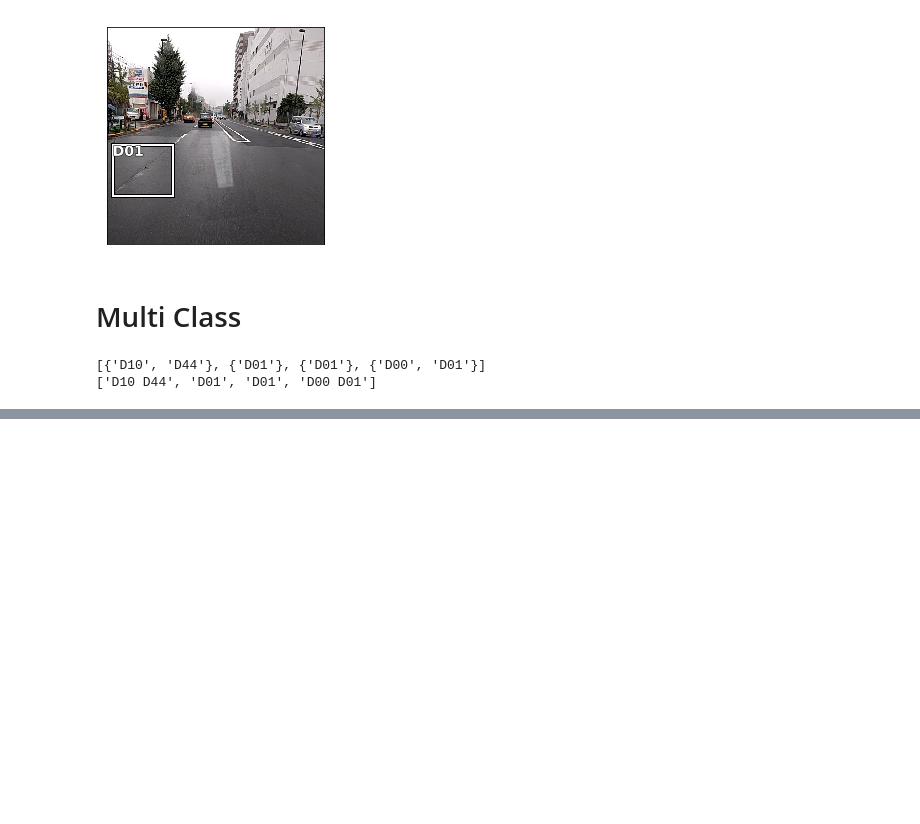
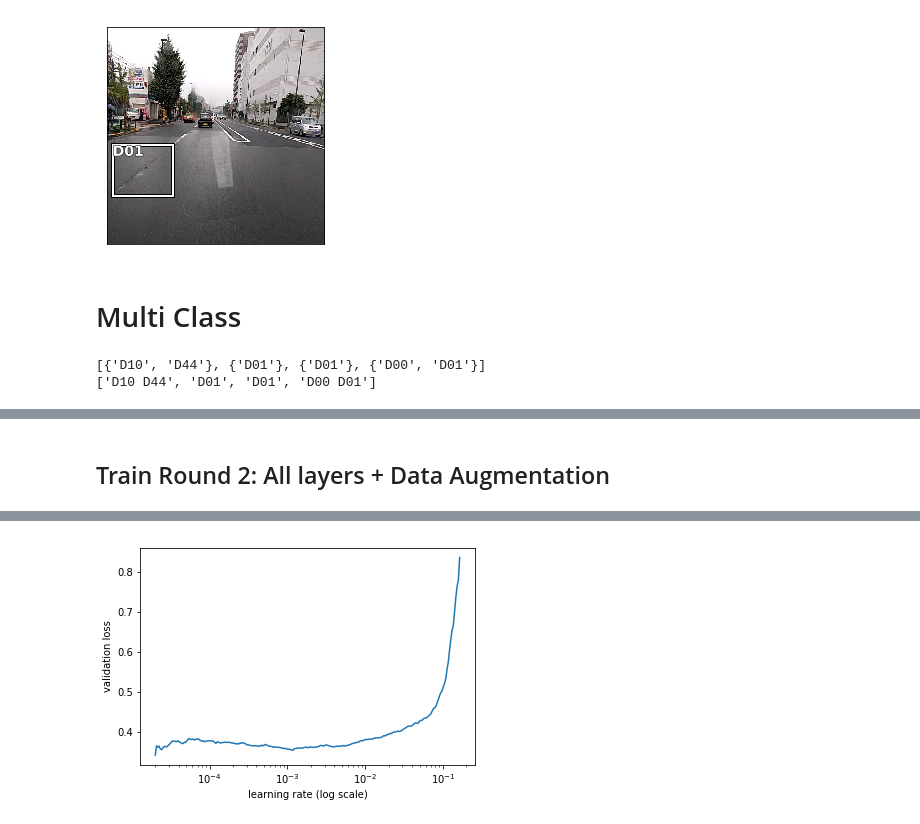
Before and after one commit to drakesvoboda/fastai, a Jupyter notebook: courses/dl2/roaddamage.ipynb, the cells around one changed output, grey strips where cells are left out. Saved outputs shown, nothing was run; the diff lists cells and outputs as text; code cells hidden in the pictures; blank space fills up the shorter version.

```diff
--- a/courses/dl2/roaddamage.ipynb
+++ b/courses/dl2/roaddamage.ipynb
@@ -124,0 +125,2 @@ lr = 1e-3
+# %%
+lr = 2e-2
@@ -124,0 +137,2 @@ lr = 1e-3
+# %% [markdown]
+## Train Round 2: All layers + Data Augmentation
@@ -124,0 +146,4 @@ lr = 1e-3
+# %%
+learn.lr_find(lrs/1000)
+learn.sched.plot(0)
+# %% [output]
@@ -125 +151,2 @@ lr = 1e-3
+[figure, added]
 # %%
```
Also changed, not shown: parts of 30 cells of this notebook.
